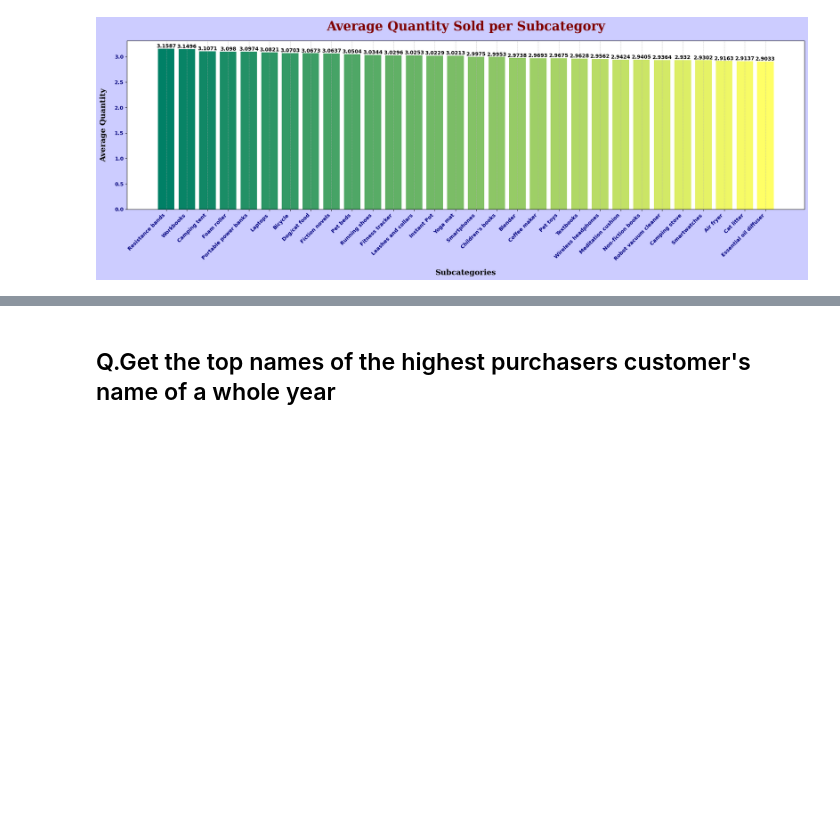
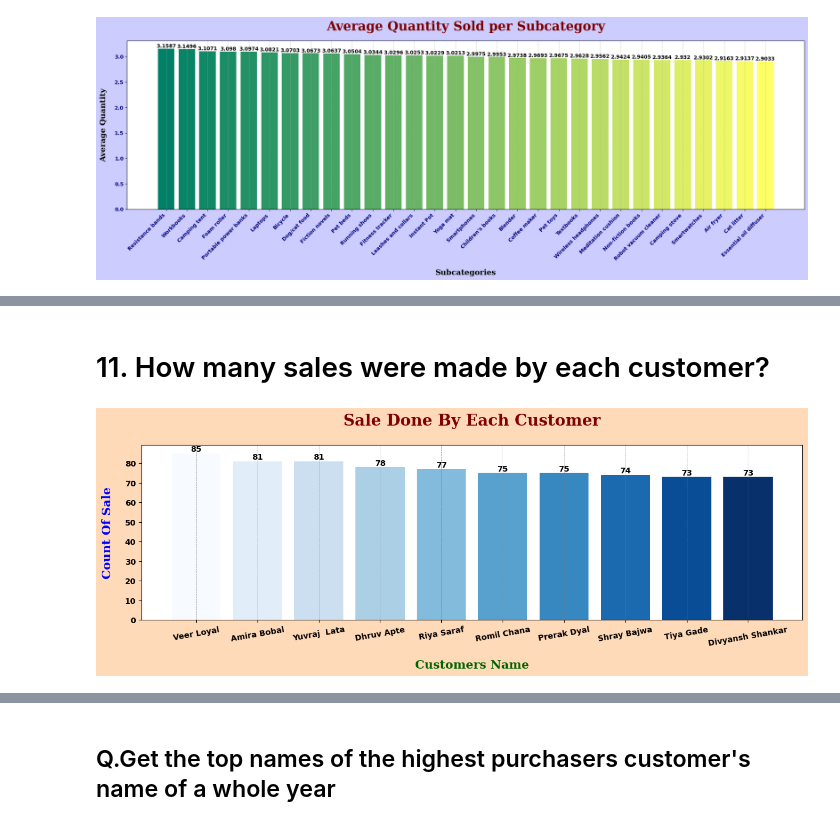
Before and after one commit to MolyaRoshida03/ecommerce_analysis, a Jupyter notebook: swiftmarkets.ipynb, the cells around one changed output, grey strips where cells are left out. Cells and saved outputs as stored; diff of their text form; code cells hidden in the pictures; blank space fills up the shorter version.

```diff
--- a/swiftmarkets.ipynb
+++ b/swiftmarkets.ipynb
@@ -512,0 +618,55 @@ plt.show()
+# %% [markdown]
+# 11. How many sales were made by each customer?
+# %%
+# SQL Query
+query='''select s.CustomerID,concat(c.FirstName," ",c.LastName) as Cust_Names, count(s.CustomerID) as Cust_buy
+from
+	salesdata s
+join
+	customers c
+on
+	c.CustomerID=s.CustomerID
+group by
+	s.CustomerID,Cust_Names
+order by
+	Cust_buy desc
+limit 10;'''
+
+#Execute Query
+S_cust=read_query(query=query)
+
+#Asign Variables and extracting the values
+Cust_name=S_cust['Cust_Names'].values
+Cust_buy=S_cust['Cust_buy'].values
+
+#Cmap
+cmap_value=np.linspace(0,1,10)
+cmap=plt.cm.Blues(cmap_value)
+
+#Ploting Graph
+plt.figure(figsize=(15,4),facecolor='peachpuff')
+plt.bar(height=Cust_buy,x=Cust_name,color=cmap)
+
+# giving title
+plt.title('Sale Done By Each Customer',fontdict={'family':'serif','size':20,'color':'maroon'},pad=25,fontweight='bold')
+
+# creating labels
+plt.xlabel('Customers Name',fontdict={'family':'serif','size':15,'color':'darkgreen'},labelpad=15,fontweight='bold')
+plt.ylabel('Count Of Sale',fontdict={'family':'serif','size':15,'color':'blue'},labelpad=15,fontweight='bold')
+
+
+# using yticks and xticks
+plt.yticks(c='black',fontweight='bold')
+plt.xticks(c='black',fontweight='bold',rotation=10)
+
+
+#Annoting Graph
+for i in range(len(Cust_name)):
+    plt.annotate(text=Cust_buy[i],xy=(i,Cust_buy[i]),fontweight='bold',
+                 horizontalalignment='center',
+                 verticalalignment='bottom')
+
+plt.grid(axis='x',linestyle="--",linewidth=0.4,color='gray')
+plt.show()
+# %% [output]
+[figure, added]
```
Also changed, not shown: parts of 11 cells of this notebook, 4 other files.
